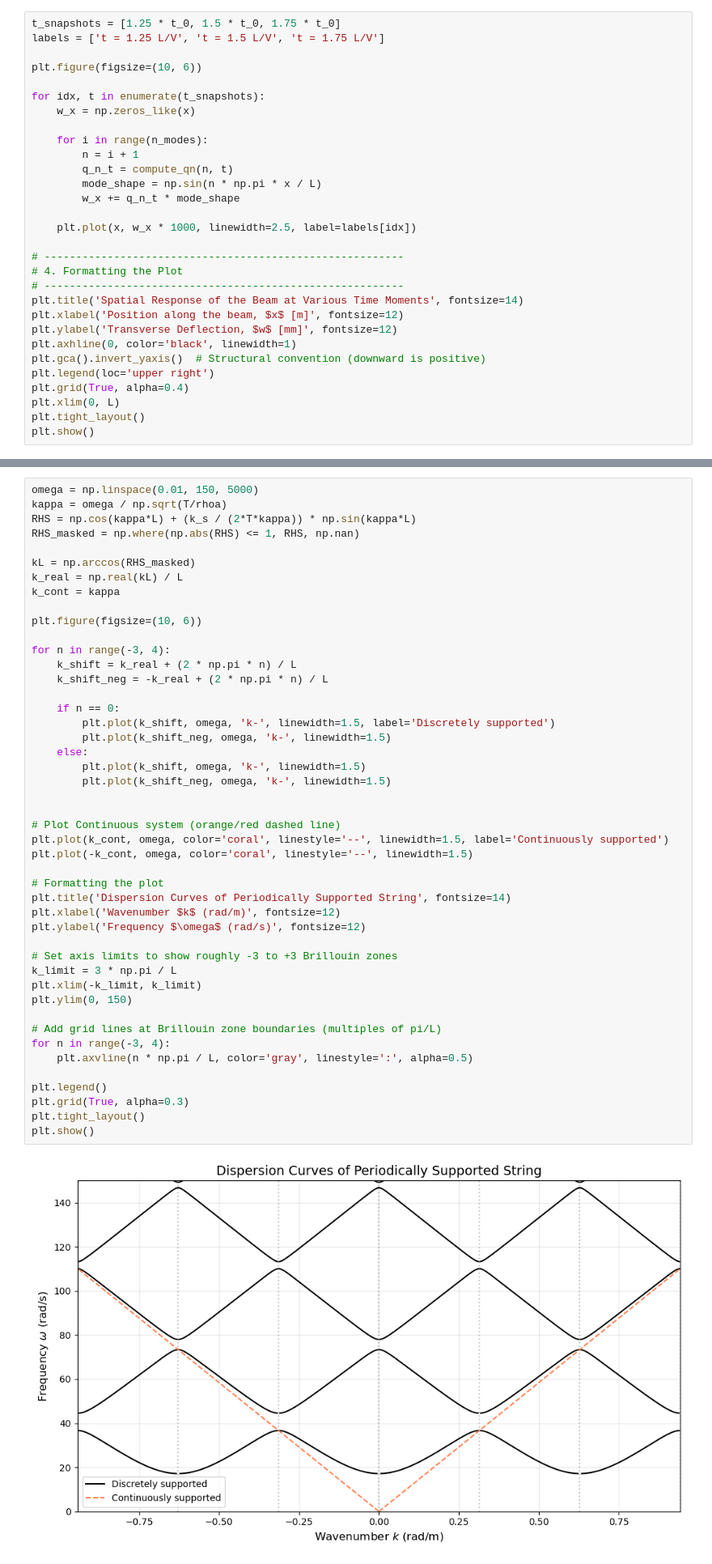
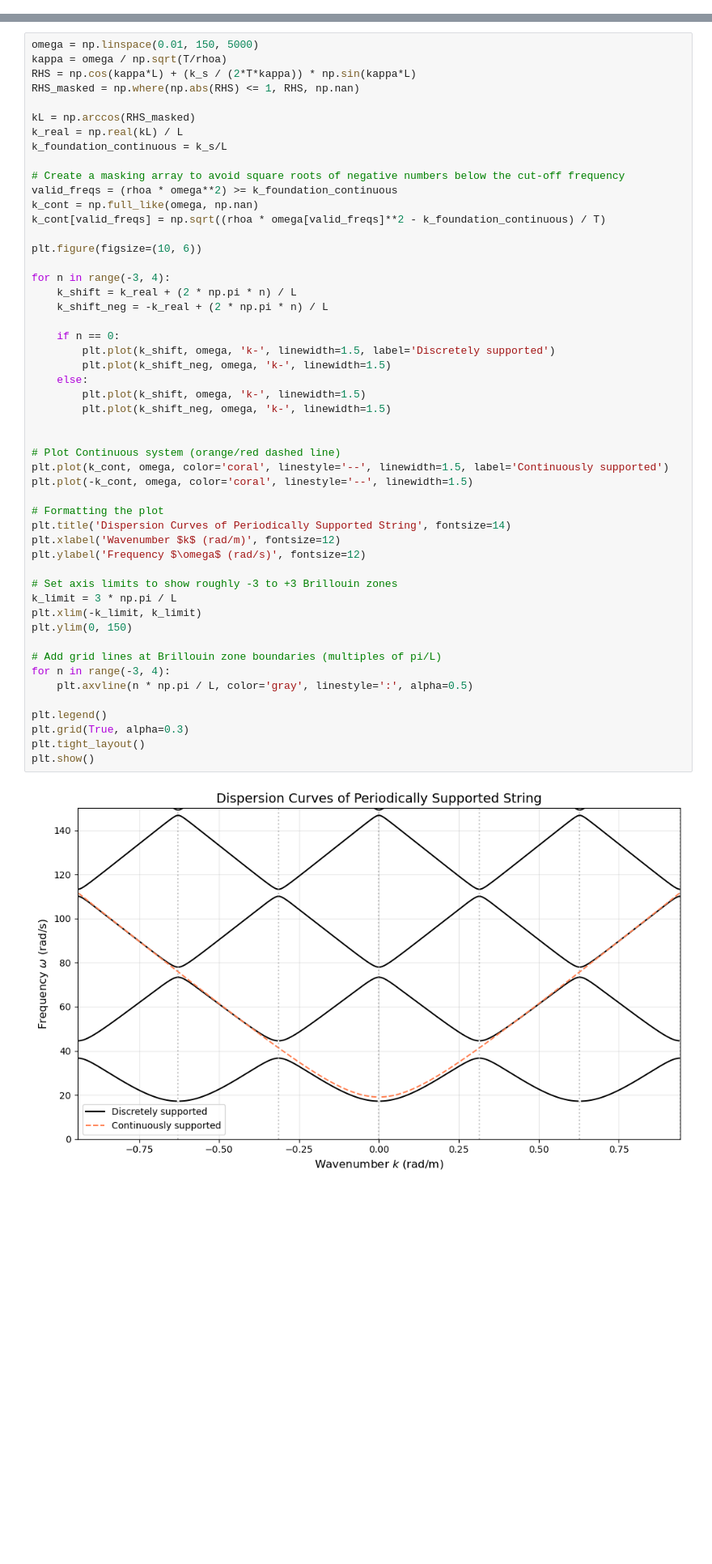
Before and after one commit to josems06-crypto/CIEM5220_MovingLoads, a Jupyter notebook: movingloads.ipynb, the cells around one changed output, grey strips where cells are left out. Shown at 81% size. Drawn from its saved outputs; the diff is of its cells as text; blank space fills up the shorter version.

```diff
--- a/movingloads.ipynb
+++ b/movingloads.ipynb
@@ -262,30 +196,0 @@ plt.show()
-# %%
-t_snapshots = [1.25 * t_0, 1.5 * t_0, 1.75 * t_0]
-labels = ['t = 1.25 L/V', 't = 1.5 L/V', 't = 1.75 L/V']
-
-plt.figure(figsize=(10, 6))
-
-for idx, t in enumerate(t_snapshots):
-    w_x = np.zeros_like(x)
-
-    for i in range(n_modes):
-        n = i + 1
-        q_n_t = compute_qn(n, t)
-        mode_shape = np.sin(n * np.pi * x / L)
-        w_x += q_n_t * mode_shape
-
-    plt.plot(x, w_x * 1000, linewidth=2.5, label=labels[idx])
-
-# ---------------------------------------------------------
-# 4. Formatting the Plot
-# ---------------------------------------------------------
-plt.title('Spatial Response of the Beam at Various Time Moments', fontsize=14)
-plt.xlabel('Position along the beam, $x$ [m]', fontsize=12)
-plt.ylabel('Transverse Deflection, $w$ [mm]', fontsize=12)
-plt.axhline(0, color='black', linewidth=1)
-plt.gca().invert_yaxis()  # Structural convention (downward is positive)
-plt.legend(loc='upper right')
-plt.grid(True, alpha=0.4)
-plt.xlim(0, L)
-plt.tight_layout()
-plt.show()
@@ -311,7 +373,12 @@ RHS_masked = np.where(np.abs(RHS) <= 1, RHS, np.nan)
 
 kL = np.arccos(RHS_masked)
 k_real = np.real(kL) / L
-k_cont = kappa
+k_foundation_continuous = k_s/L
+
+# Create a masking array to avoid square roots of negative numbers below the cut-off frequency
+valid_freqs = (rhoa * omega**2) >= k_foundation_continuous
+k_cont = np.full_like(omega, np.nan)
+k_cont[valid_freqs] = np.sqrt((rhoa * omega[valid_freqs]**2 - k_foundation_continuous) / T)
 
 plt.figure(figsize=(10, 6))
 
@@ -323,31 +390,31 @@ for n in range(-3, 4):
         plt.plot(k_shift, omega, 'k-', linewidth=1.5, label='Discretely supported')
         plt.plot(k_shift_neg, omega, 'k-', linewidth=1.5)
     else:
         plt.plot(k_shift, omega, 'k-', linewidth=1.5)
         plt.plot(k_shift_neg, omega, 'k-', linewidth=1.5)
 
 
 # Plot Continuous system (orange/red dashed line)
 plt.plot(k_cont, omega, color='coral', linestyle='--', linewidth=1.5, label='Continuously supported')
 plt.plot(-k_cont, omega, color='coral', linestyle='--', linewidth=1.5)
 
 # Formatting the plot
 plt.title('Dispersion Curves of Periodically Supported String', fontsize=14)
 plt.xlabel('Wavenumber $k$ (rad/m)', fontsize=12)
 plt.ylabel('Frequency $\omega$ (rad/s)', fontsize=12)
 
 # Set axis limits to show roughly -3 to +3 Brillouin zones
 k_limit = 3 * np.pi / L
 plt.xlim(-k_limit, k_limit)
 plt.ylim(0, 150)
 
 # Add grid lines at Brillouin zone boundaries (multiples of pi/L)
 for n in range(-3, 4):
     plt.axvline(n * np.pi / L, color='gray', linestyle=':', alpha=0.5)
 
 plt.legend()
 plt.grid(True, alpha=0.3)
 plt.tight_layout()
 plt.show()
 # %% [output]
-[figure, old version]
+[figure, new version]
```
Also changed, not shown: parts of 14 cells of this notebook, 1 other file.
